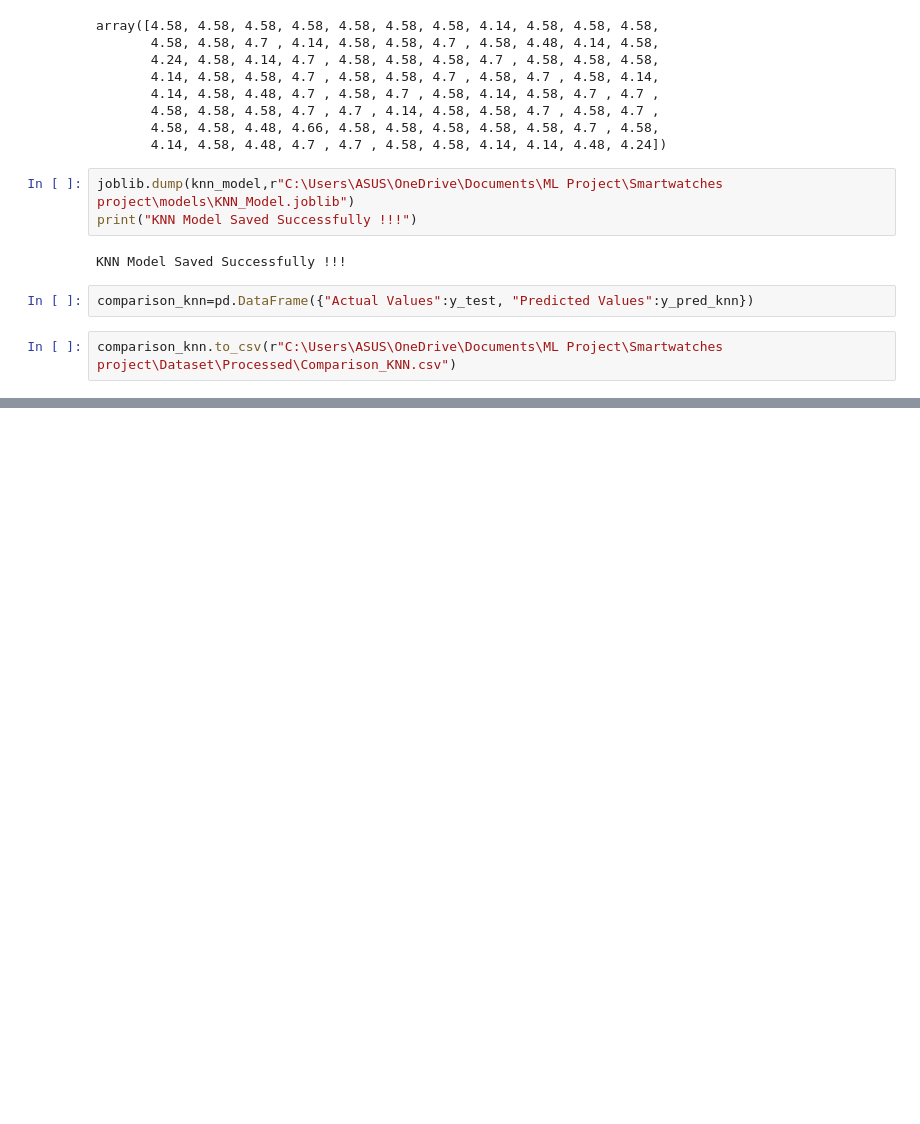
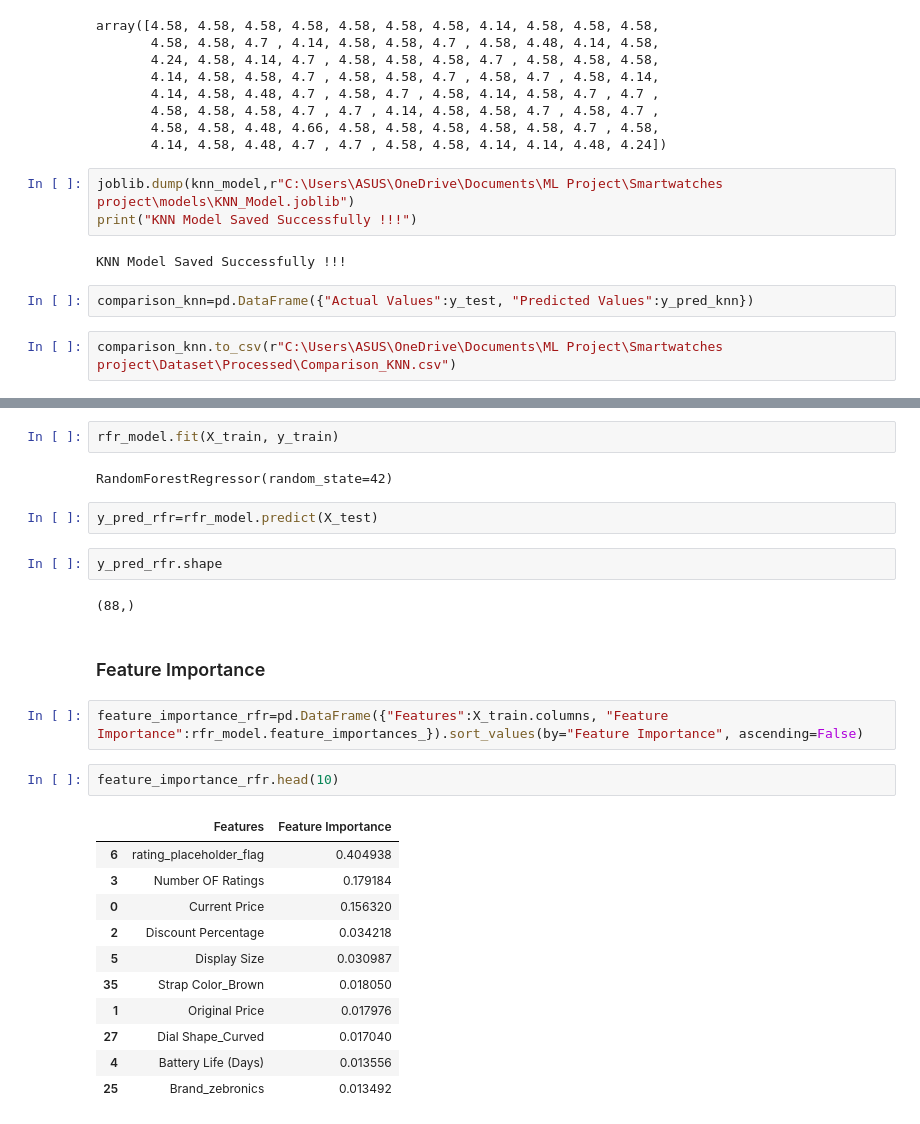
Before and after one commit to kushneek/smartwatch-rating-prediction, a Jupyter notebook: notebooks/Model_Training.ipynb, the cells around one changed output, grey strips where cells are left out. Drawn from its saved outputs; the diff is of its cells as text; blank space fills up the shorter version.

```diff
--- a/notebooks/Model_Training.ipynb
+++ b/notebooks/Model_Training.ipynb
@@ -321,0 +338,28 @@ comparison_knn.to_csv(r"C:\Users\ASUS\OneDrive\Documents\ML Project\Smartwatches
+# %%
+rfr_model.fit(X_train, y_train)
+# %% [output]
+RandomForestRegressor(random_state=42)
+# %%
+y_pred_rfr=rfr_model.predict(X_test)
+# %%
+y_pred_rfr.shape
+# %% [output]
+(88,)
+# %% [markdown]
+### Feature Importance
+# %%
+feature_importance_rfr=pd.DataFrame({"Features":X_train.columns, "Feature Importance":rfr_model.feature_importances_}).sort_values(by="Feature Importance", ascending=False)
+# %%
+feature_importance_rfr.head(10)
+# %% [output]
+|  | Features | Feature Importance |
+| 6 | rating_placeholder_flag | 0.404938 |
+| 3 | Number OF Ratings | 0.179184 |
+| 0 | Current Price | 0.156320 |
+| 2 | Discount Percentage | 0.034218 |
+| 5 | Display Size | 0.030987 |
+| 35 | Strap Color_Brown | 0.018050 |
+| 1 | Original Price | 0.017976 |
+| 27 | Dial Shape_Curved | 0.017040 |
+| 4 | Battery Life (Days) | 0.013556 |
+| 25 | Brand_zebronics | 0.013492 |
```
Also changed, not shown: parts of 24 cells of this notebook, 8 other files.
